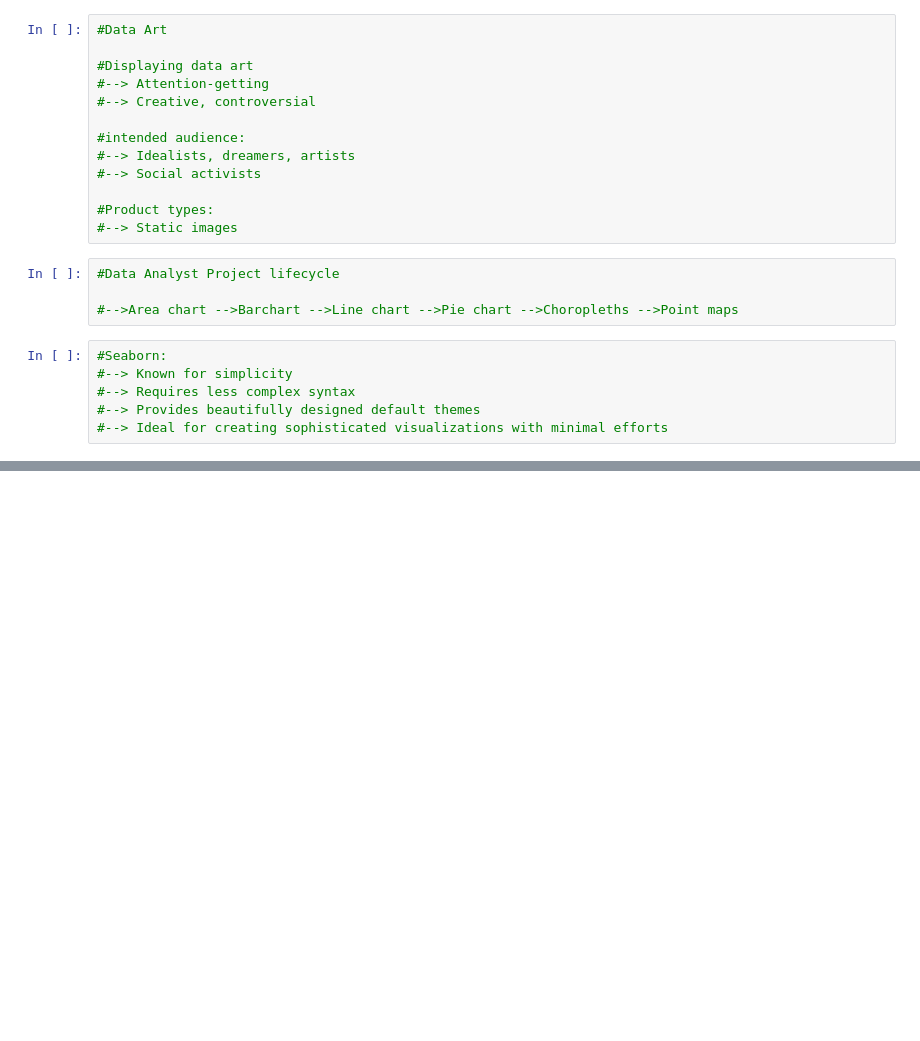
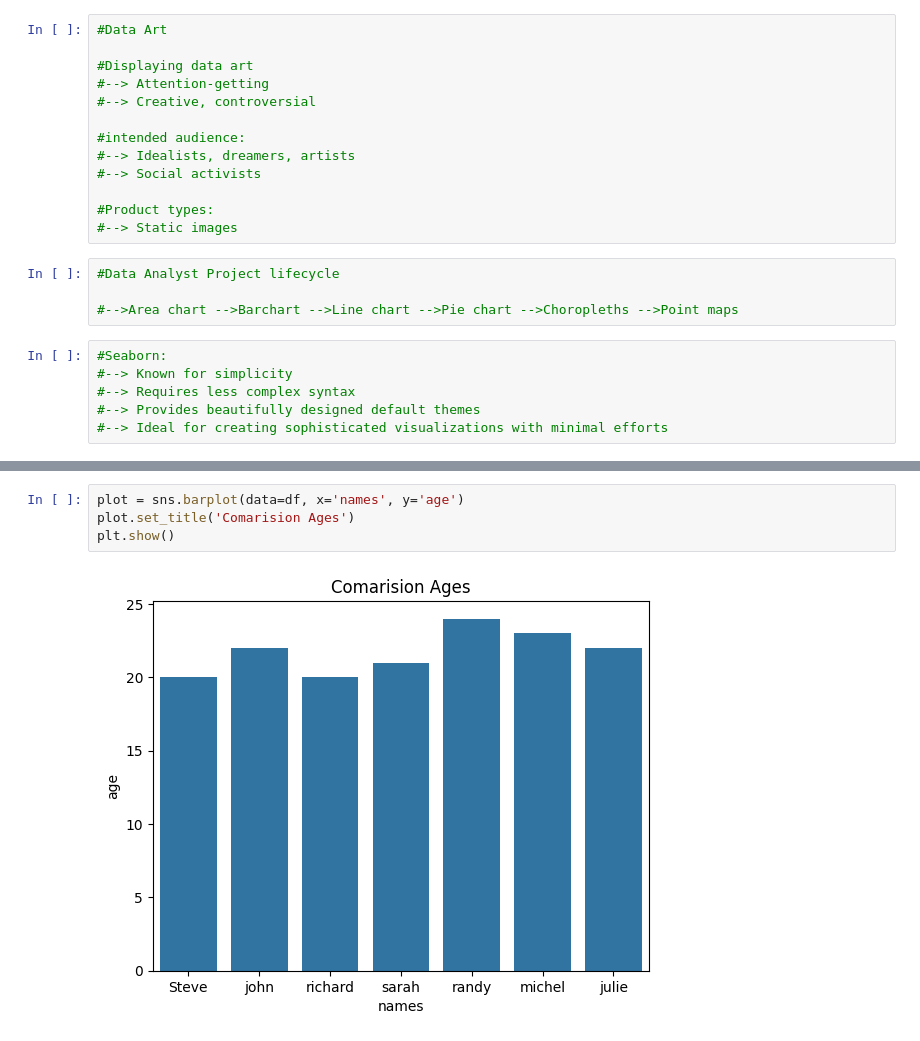
Before and after one commit to venkat56vanaparthi/data_science, a Jupyter notebook: data_visualization.ipynb, the cells around one changed output, grey strips where cells are left out. Cells and saved outputs as stored; diff of their text form; blank space fills up the shorter version.

```diff
--- a/data_visualization.ipynb
+++ b/data_visualization.ipynb
@@ -67,0 +137,6 @@
+# %%
+plot = sns.barplot(data=df, x='names', y='age')
+plot.set_title('Comarision Ages')
+plt.show()
+# %% [output]
+[figure, added]
```
Also changed, not shown: parts of 10 cells of this notebook.
